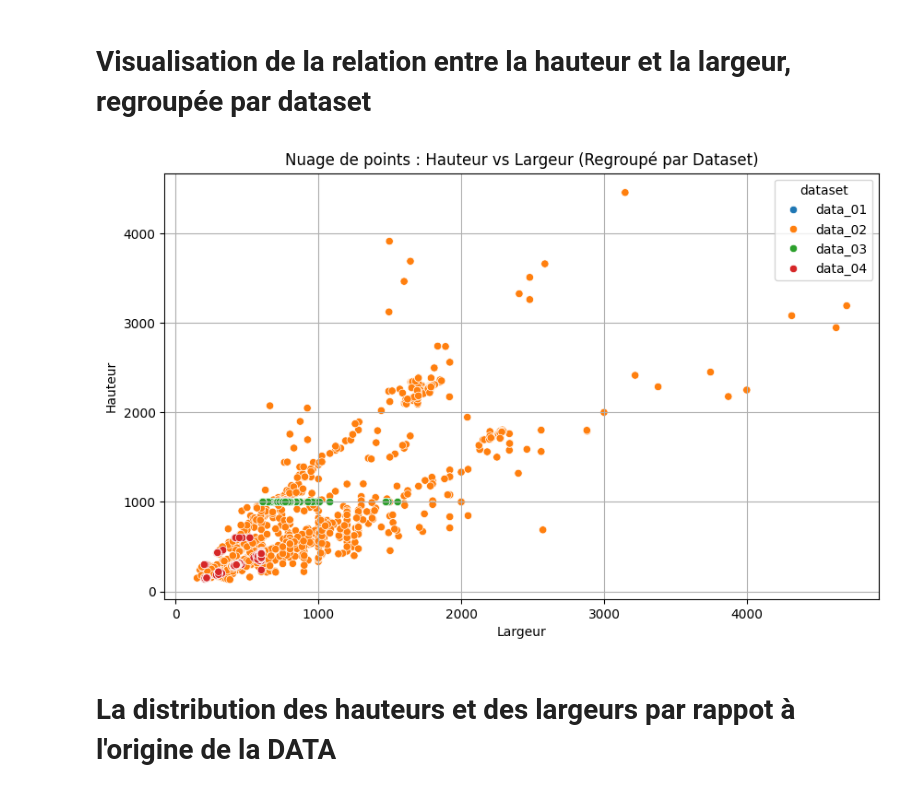
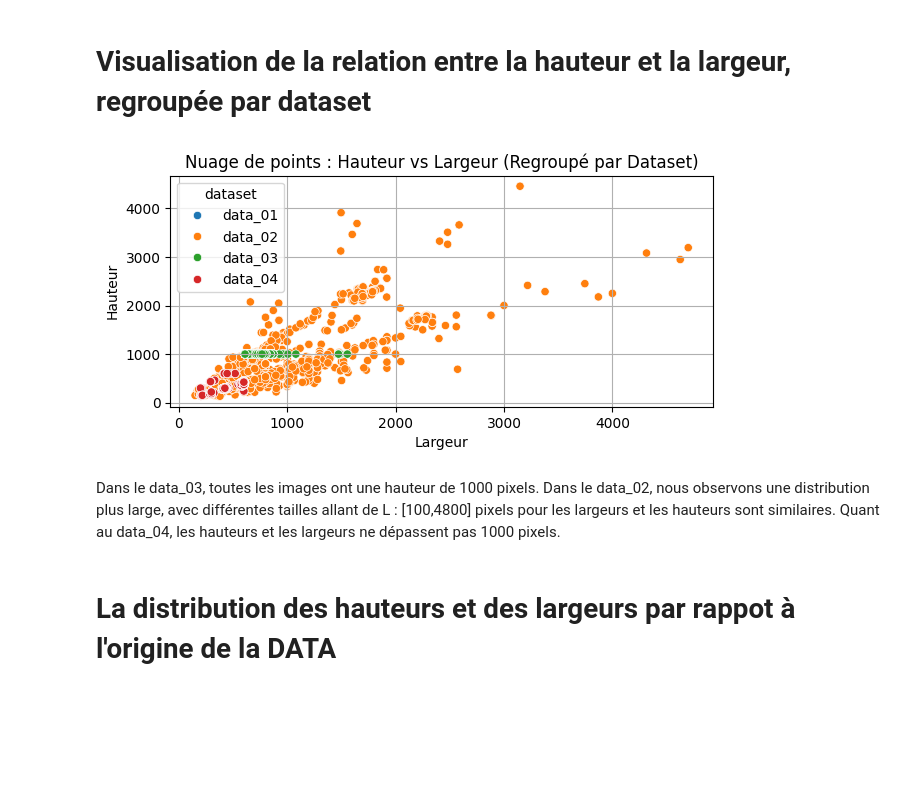
Before and after one commit to HSrbyte/doc-classifier, a Jupyter notebook: notebooks/02-benkou-data-visualisation.ipynb, the cells around one changed output. Drawn from its saved outputs; the diff is of its cells as text; code cells hidden in the pictures; blank space fills up the shorter version.

Commit message:
add visualisation

```diff
--- a/notebooks/02-benkou-data-visualisation.ipynb
+++ b/notebooks/02-benkou-data-visualisation.ipynb
@@ -56,7 +18,7 @@ import matplotlib.pyplot as plt
 import seaborn as sns
 
 # Construire le chemin complet du fichier CSV en utilisant os.path.join
-csv_file_path = os.path.join(project_dir, 'data', 'raw', 'image_info.csv')
+csv_file_path = os.path.join(project_dir, 'data', 'image_info_labeled.csv')
 # Lire le fichier CSV en utilisant pd.read_csv
 df = pd.read_csv(csv_file_path)
 
@@ -88,19 +43,23 @@ please provide us feedback at https://github.com/pandas-dev/pandas/issues/54466
 # %%
 
 # Tracer un nuage de points en utilisant seaborn
-plt.figure(figsize=(10, 6))
+plt.figure(figsize=(7, 3))
 sns.scatterplot(x='width', y='height', hue='dataset', data=df)
 
 # Ajouter des titres
 plt.title('Nuage de points : Hauteur vs Largeur (Regroupé par Dataset)')
 plt.xlabel('Largeur')
 plt.ylabel('Hauteur')
 
 # Afficher le graphique
 plt.grid(True)
 plt.show()
 # %% [output]
-[figure, old version]
+[figure, new version]
+# %% [markdown]
+Dans le data_03, toutes les images ont une hauteur de 1000 pixels.
+Dans le data_02, nous observons une distribution plus large, avec différentes tailles allant de L : [100,4800] pixels pour les largeurs et les hauteurs sont similaires.
+Quant au data_04, les hauteurs et les largeurs ne dépassent pas 1000 pixels.
 # %% [markdown]
 # La distribution des hauteurs et des largeurs par rappot à l'origine de la DATA
 # %%
```
Also changed, not shown: parts of 21 cells of this notebook.
